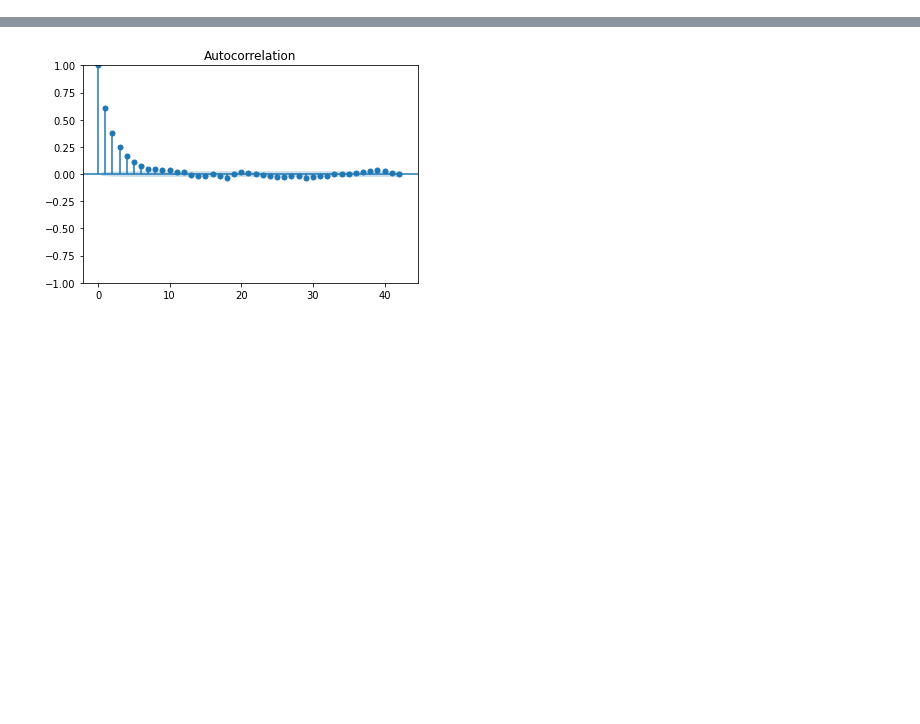
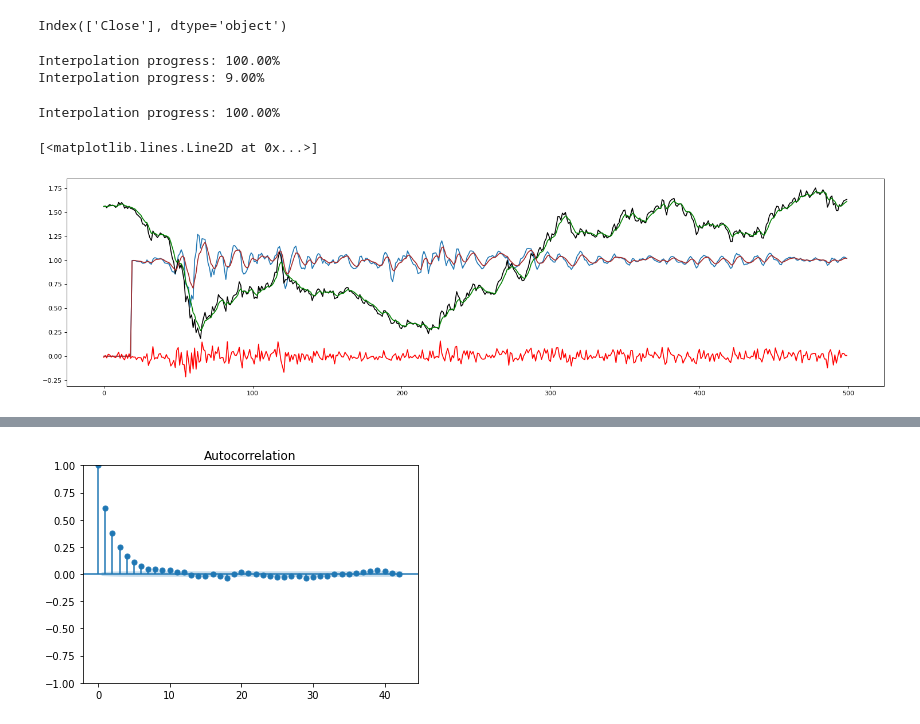
Before and after one commit to GustavoFortti/market-data-pipe, a Jupyter notebook: notebooks/target.ipynb, the cells around one changed output, grey strips where cells are left out. Saved outputs shown, nothing was run; the diff lists cells and outputs as text; code cells hidden in the pictures; blank space fills up the shorter version.

```diff
--- a/notebooks/target.ipynb
+++ b/notebooks/target.ipynb
@@ -26,8 +37,8 @@ from sklearn.metrics import r2_score
 # %%
 df = pd.read_csv('../data/premodel/XOM/1-set/time_ahead_1/data_scaler/df.csv')
 df = df.set_index('Date')
-target = pd.read_csv('../data/premodel/XOM/1-set/time_ahead_1/data_scaler/target.csv')
-df['target_1'] = target['Close'].values
+# target = pd.read_csv('../data/premodel/XOM/1-set/time_ahead_1/data_scaler/target.csv')
+# df['target_1'] = target['Close'].values
 # target = pd.read_csv('../data/premodel/XOM/1-set/time_ahead_2/data_scaler/target.csv')
 # df['target_2'] = target['Close_Ema_5_diff'].values
 # df = df.iloc[:-1, :]
@@ -40,3 +51,6 @@ df['target_1'] = target['Close'].values
 
 # ax = df.corr()['target_1'].sort_values()
 # df.loc[:, ['target_1', 'Close_Ema_9_diff', 'Close_Ema_5_diff', 'trend_macd_diff']].corr()
+df.columns
+# %% [output]
+Index(['Close'], dtype='object')
@@ -80,0 +57,21 @@ y_ax = y[63:]
+# %%
+size = -500
+x = df.loc[:, ['Close']].reset_index(drop='index').values[size:]
+poly = PolyInter(x, {"degree":4, "pd":20, "plot":False, "progress_bar":True}).get_values()
+ema_5 = Ema(x, {"period":5}).get_values()
+poly_ema = PolyInter(ema_5, {"degree":4, "pd":20, "plot":False, "progress_bar":True}).get_values()
+
+figure(figsize=(23, 6), dpi=80)
+plt.plot(poly)
+plt.plot(x, color='black')
+plt.plot(np.diff(df['Close'].values[size - 1:]), color='red')
+# plt.plot(ema_5, color='green')
+# plt.plot(ema_9, color='green')
+plt.plot(ema_5, color='green')
+plt.plot(poly_ema, color='brown')
+# %% [output]
+Interpolation progress: 100.00%
+Interpolation progress: 9.00%
+Interpolation progress: 100.00%
+[<matplotlib.lines.Line2D at 0x...>]
+[figure, added]
```
Also changed, not shown: parts of 7 cells of this notebook, 2 other files.
